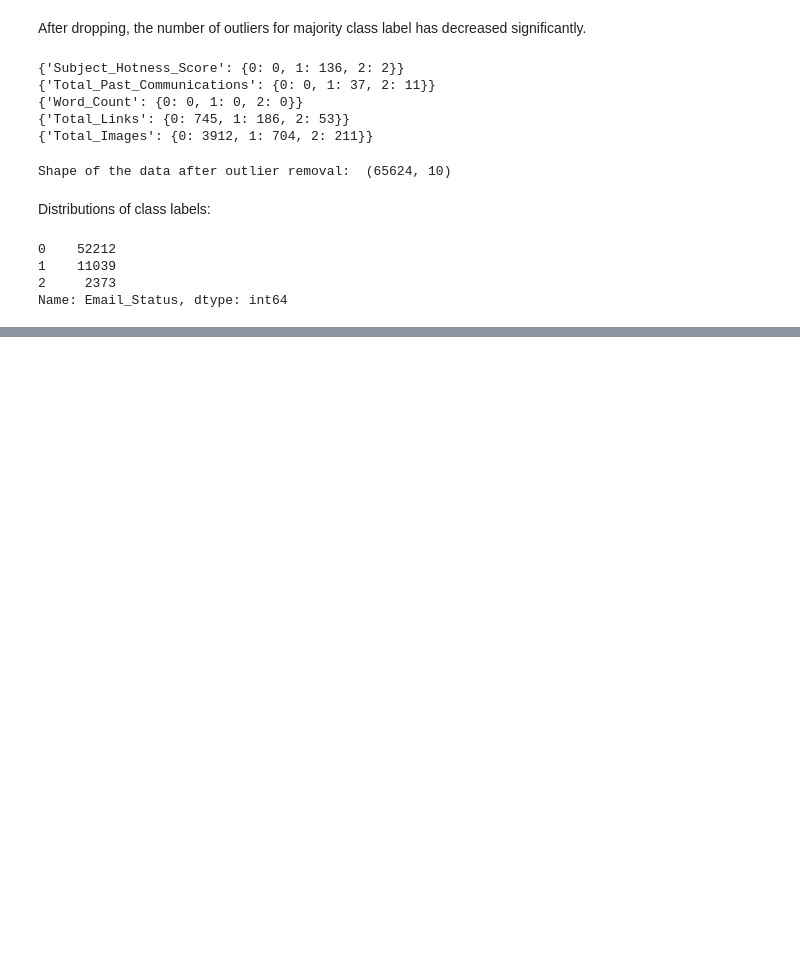
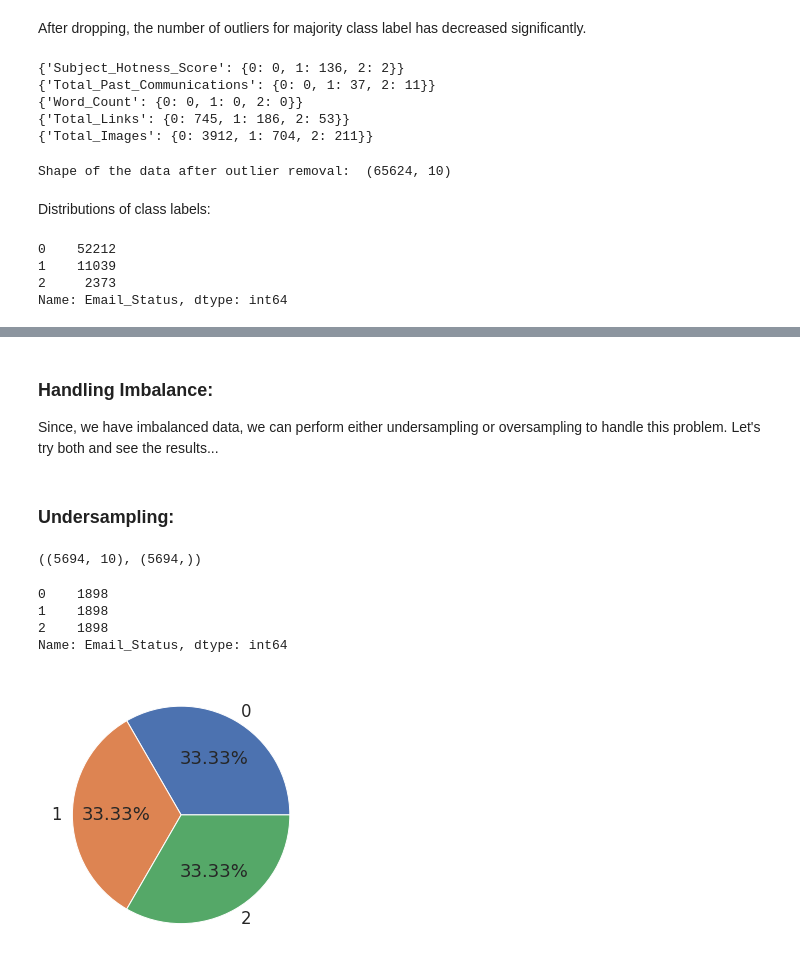
Before and after one commit to RanojoyBiswas/Email-Campaign-Effectiveness-Prediction, a Jupyter notebook: Email_Campaign_Effectiveness_Prediction.ipynb, the cells around one changed output, grey strips where cells are left out. Drawn from its saved outputs; the diff is of its cells as text; code cells hidden in the pictures; blank space fills up the shorter version.

```diff
--- a/Email_Campaign_Effectiveness_Prediction.ipynb
+++ b/Email_Campaign_Effectiveness_Prediction.ipynb
@@ -801,0 +836,8 @@ Name: Email_Status, dtype: int64
+# %%
+cat_cols = []
+
+for col in X.columns:
+  if len(X[col].unique()) < 10: # any column with less than ten unique values
+    cat_cols.append(col)
+
+print(f'We have {len(cat_cols)} categorical columns in the Features, which are - {cat_cols}')
@@ -801,0 +858,3 @@ Name: Email_Status, dtype: int64
+# %%
+# one hot encoding the features and droping the first instances
+X = pd.get_dummies(X,columns=cat_cols, drop_first= True)
@@ -801,0 +880,11 @@ Name: Email_Status, dtype: int64
+# %%
+# doing the train_test_split on our data
+X_train, X_test, y_train, y_test = train_test_split( X, y , test_size = 0.2, random_state = 7, stratify=y)
+
+
+# scaling
+scaler = MinMaxScaler()
+
+# transform data
+X_train_scaled = scaler.fit_transform(X_train)
+X_test_scaled = scaler.transform(X_test)
@@ -801,0 +923,28 @@ Name: Email_Status, dtype: int64
+# %% [markdown]
+### Handling Imbalance:
+
+Since, we have imbalanced data, we can perform either undersampling  or oversampling to handle this problem. Let's try both and see the results...
+# %% [markdown]
+### Undersampling:
+# %%
+# undersampling X_train and y_train
+X_train_under , y_train_under = nm.fit_resample(X_train_scaled, y_train)
+# %%
+X_train_under.shape, y_train_under.shape
+# %% [output]
+((5694, 10), (5694,))
+# %%
+y_train_under.value_counts()
+# %% [output]
+0    1898
+1    1898
+2    1898
+Name: Email_Status, dtype: int64
+# %%
+# class labels distribution after undersampling
+data = y_train_under.value_counts()
+plt.figure(figsize=(10, 5))
+plt.pie(data,autopct='%1.2f%%',labels=data.index)
+plt.show()
+# %% [output]
+[figure, added]
```
Also changed, not shown: parts of 19 cells of this notebook.
